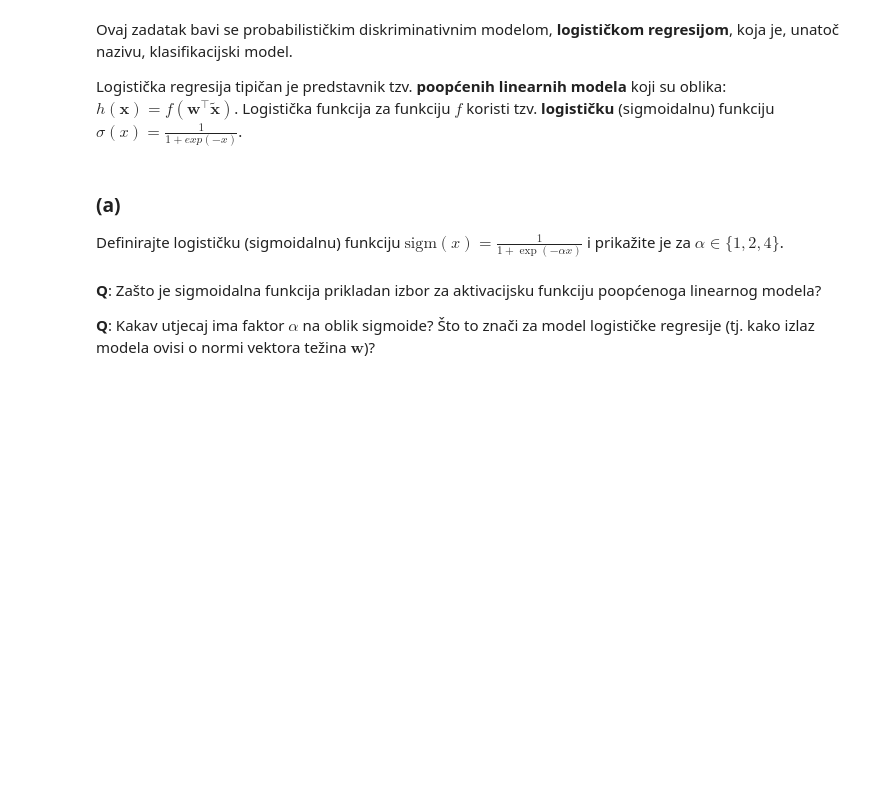
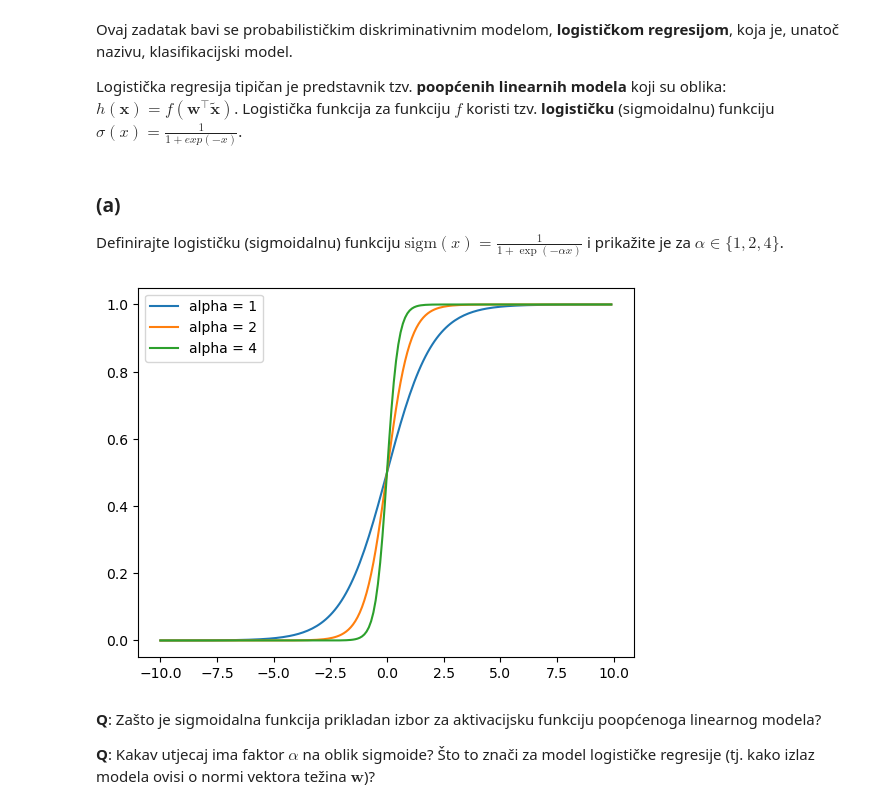
Before and after one commit to RobertoGrabovac/FER-StrojnoUcenje1, a Jupyter notebook: LAB2 - Linearni diskriminativni modeli i logisticka regresija.ipynb, the cells around one changed output. Drawn from its saved outputs; the diff is of its cells as text; code cells hidden in the pictures; blank space fills up the shorter version.

```diff
--- a/LAB2 - Linearni diskriminativni modeli i logisticka regresija.ipynb
+++ b/LAB2 - Linearni diskriminativni modeli i logisticka regresija.ipynb
@@ -226,3 +224,16 @@ Definirajte logističku (sigmoidalnu) funkciju $\mathrm{sigm}(x)=\frac{1}{1+\exp
+# %%
+def sigm(x, alpha):
+    return 1 / (1 + np.exp(-alpha*x))
+
+xValues = list(np.arange(-10, 10, 0.1))
+
+for alpha in [1, 2, 4]:
+    yValues = list(sigm(x, alpha) for x in xValues)
+    plt.plot(xValues, yValues, label=f'alpha = {alpha}')
+plt.legend()
+plt.show()
+# %% [output]
+[figure, added]
 # %% [markdown]
 **Q**: Zašto je sigmoidalna funkcija prikladan izbor za aktivacijsku funkciju poopćenoga linearnog modela?
 </br>
```
Also changed, not shown: parts of 11 cells of this notebook.
